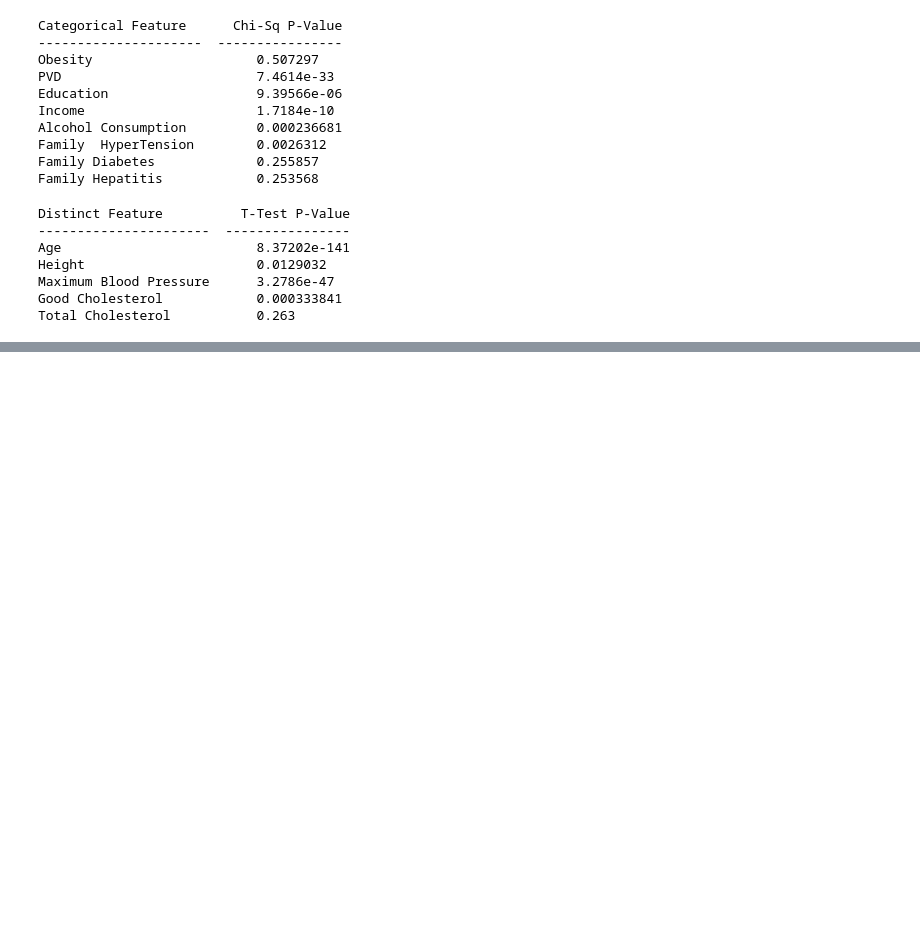
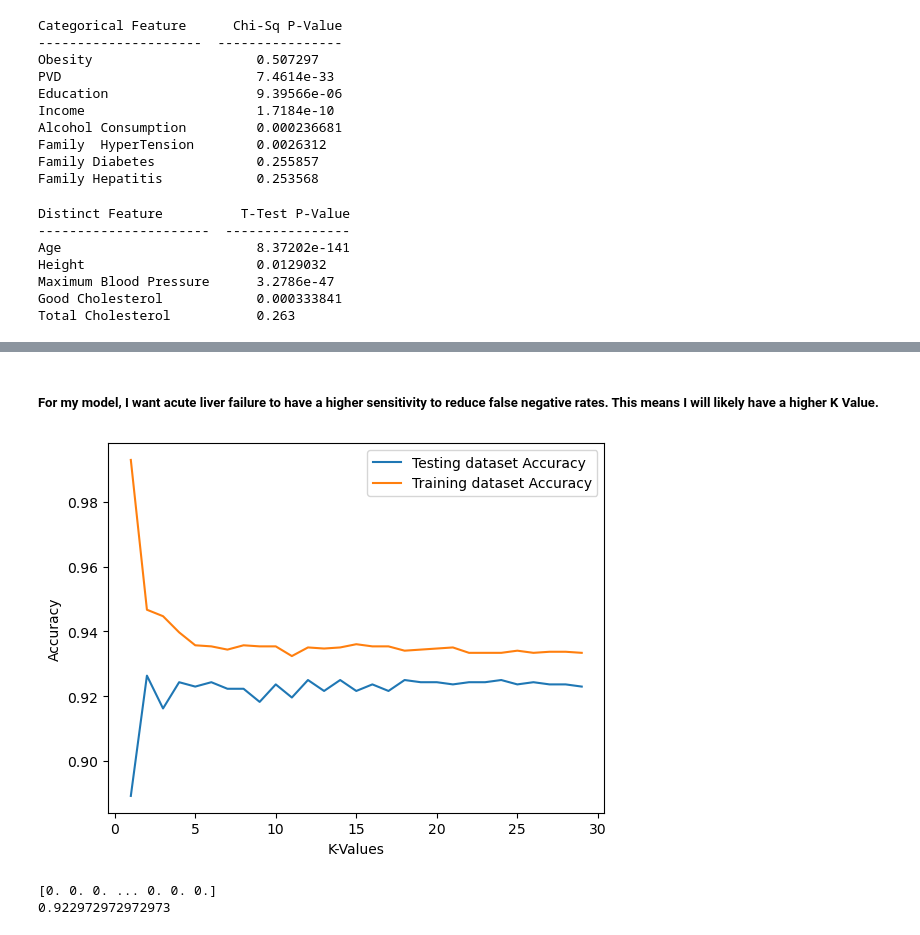
Before and after one commit to Jacinda-G/Capstone-AcuteLiverFailure, a Jupyter notebook: Kaggle ALF dataset/Acute Liver Failure.ipynb, the cells around one changed output, grey strips where cells are left out. Saved outputs shown, nothing was run; the diff lists cells and outputs as text; code cells hidden in the pictures; blank space fills up the shorter version.

```diff
--- a/Kaggle ALF dataset/Acute Liver Failure.ipynb
+++ b/Kaggle ALF dataset/Acute Liver Failure.ipynb
@@ -420,0 +485,40 @@ X_train, X_test, y_train, y_test = train_test_split(X, y, test_size=0.33, random
+# %% [markdown]
+##### For my model, I want acute liver failure to have a higher sensitivity to reduce false negative rates. This means I will likely have a higher K Value.
+# %%
+from sklearn.neighbors import KNeighborsClassifier
+knn = KNeighborsClassifier(n_neighbors=13)
+knn.fit(X_train, y_train)
+# Loop over K values to determine best K value
+krange = np.arange(1,30)
+train_accuracy = np.empty(len(krange))
+test_accuracy = np.empty(len(krange))
+
+for i, k in enumerate(krange):
+    knn = KNeighborsClassifier(n_neighbors=k)
+    knn.fit(X_train, y_train)
+
+    # Compute training and test data accuracy
+    train_accuracy[i] = knn.score(X_train, y_train)
+    test_accuracy[i] = knn.score(X_test, y_test)
+
+#plot
+plt.plot(krange, test_accuracy, label = 'Testing dataset Accuracy')
+plt.plot(krange, train_accuracy, label = 'Training dataset Accuracy')
+
+plt.legend()
+plt.xlabel('K-Values')
+plt.ylabel('Accuracy')
+plt.show()
+# %% [output]
+[figure, added]
+# %%
+# use model to predict on test set
+y_predict_knn=knn.predict(X_test)
+print(y_predict_knn)
+
+# print accuracy of model
+knn_accuracy = knn.score(X_test, y_test)
+print(knn_accuracy)
+# %% [output]
+[0. 0. 0. ... 0. 0. 0.]
+0.922972972972973
```
Also changed, not shown: parts of 35 cells of this notebook, 4 other files.
